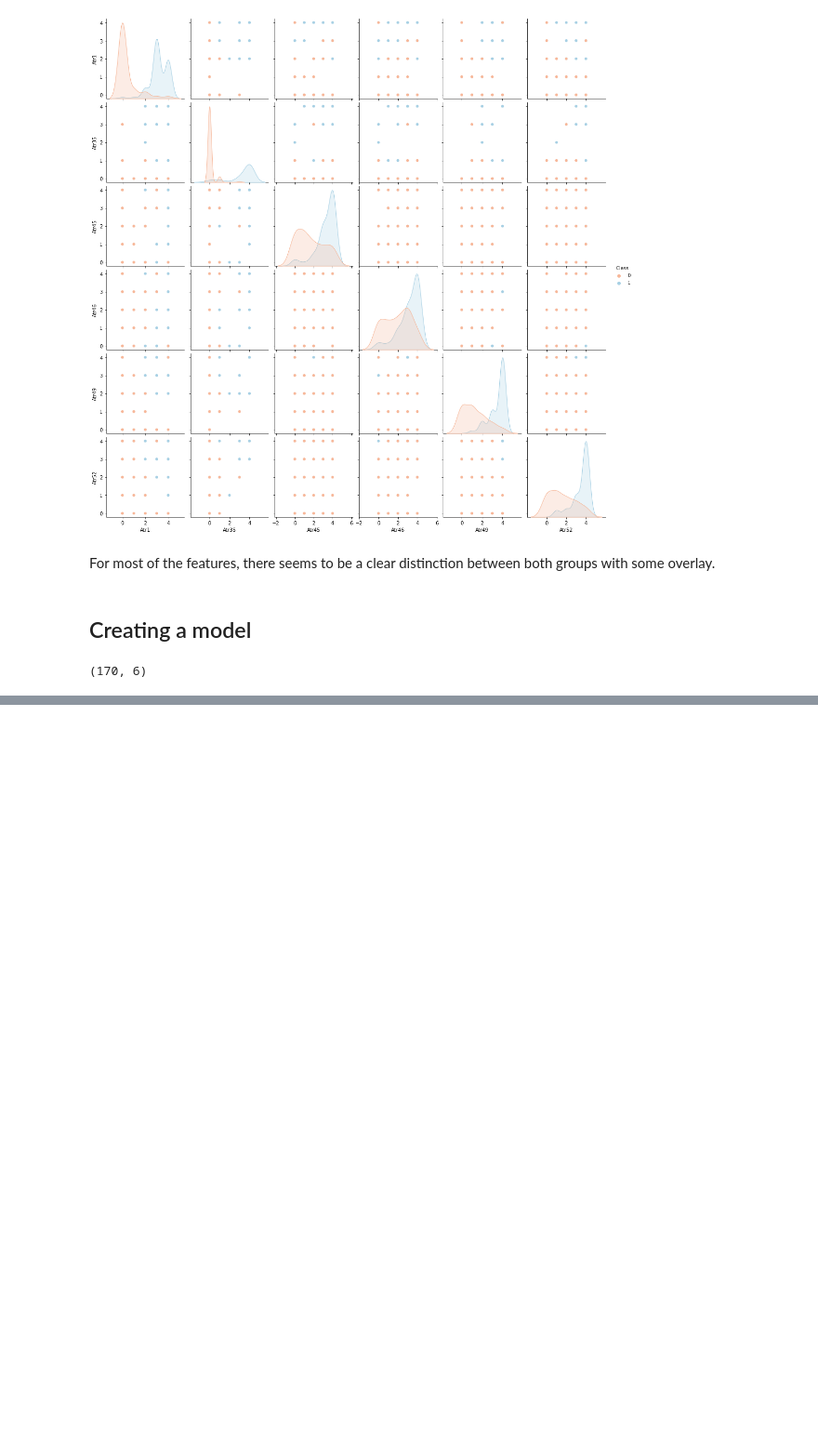
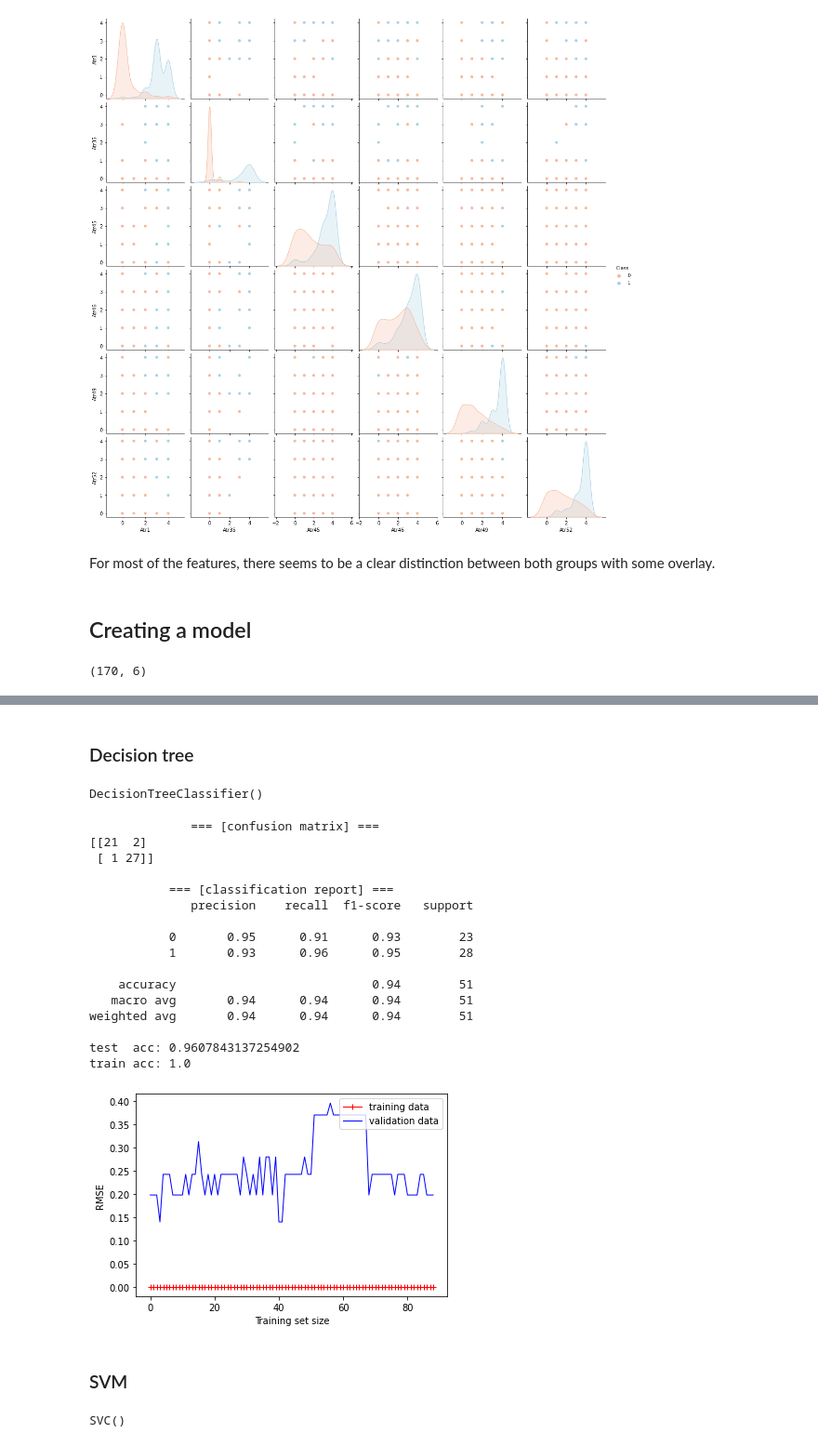
Before and after one commit to mschepers188/DS3_ML_FinalAssignment, a Jupyter notebook: DS3_ML_FinalAssignment.ipynb, the cells around one changed output, grey strips where cells are left out. Shown: that part at 93% size. Drawn from its saved outputs; the diff is of its cells as text; code cells hidden in the pictures; blank space fills up the shorter version.

```diff
--- a/DS3_ML_FinalAssignment.ipynb
+++ b/DS3_ML_FinalAssignment.ipynb
@@ -182,0 +267,38 @@ MSE:  0.3131121455425747
+# %% [markdown]
+### Decision tree
+# %%
+from sklearn.tree import DecisionTreeClassifier
+dt = DecisionTreeClassifier()
+dt.fit(X_train, y_train)
+# %% [output]
+DecisionTreeClassifier()
+# %%
+y_pred = dt.predict(X_test)
+evaluate(y_test, y_pred, X_test, dt)
+plot_learning_curves(dt, X_train, y_train, X_test, y_test)
+# %% [output]
+              === [confusion matrix] ===
+[[21  2]
+ [ 1 27]]
+
+           === [classification report] ===
+              precision    recall  f1-score   support
+
+           0       0.95      0.91      0.93        23
+           1       0.93      0.96      0.95        28
+
+    accuracy                           0.94        51
+   macro avg       0.94      0.94      0.94        51
+weighted avg       0.94      0.94      0.94        51
+
+test  acc: 0.9607843137254902
+train acc: 1.0
+[figure, added]
+# %% [markdown]
+### SVM
+# %%
+from sklearn.svm import SVC
+svm = SVC(kernel='rbf')
+svm.fit(X_train, y_train)
+# %% [output]
+SVC()
```
Also changed, not shown: parts of 20 cells of this notebook.
